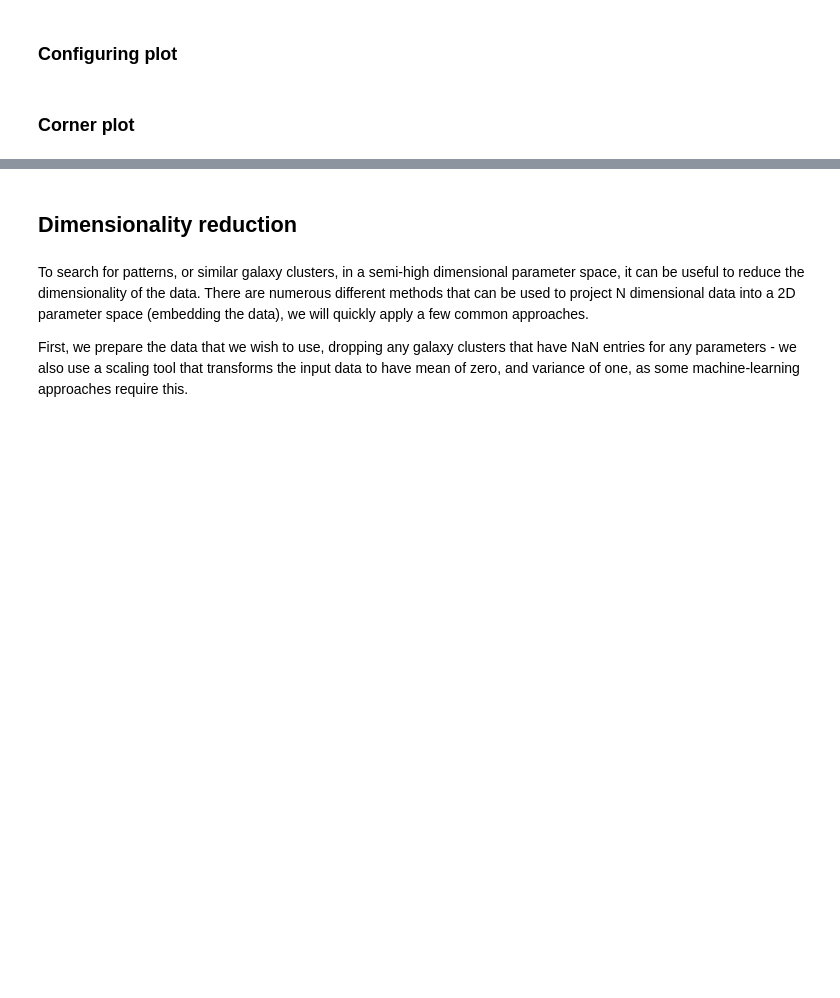
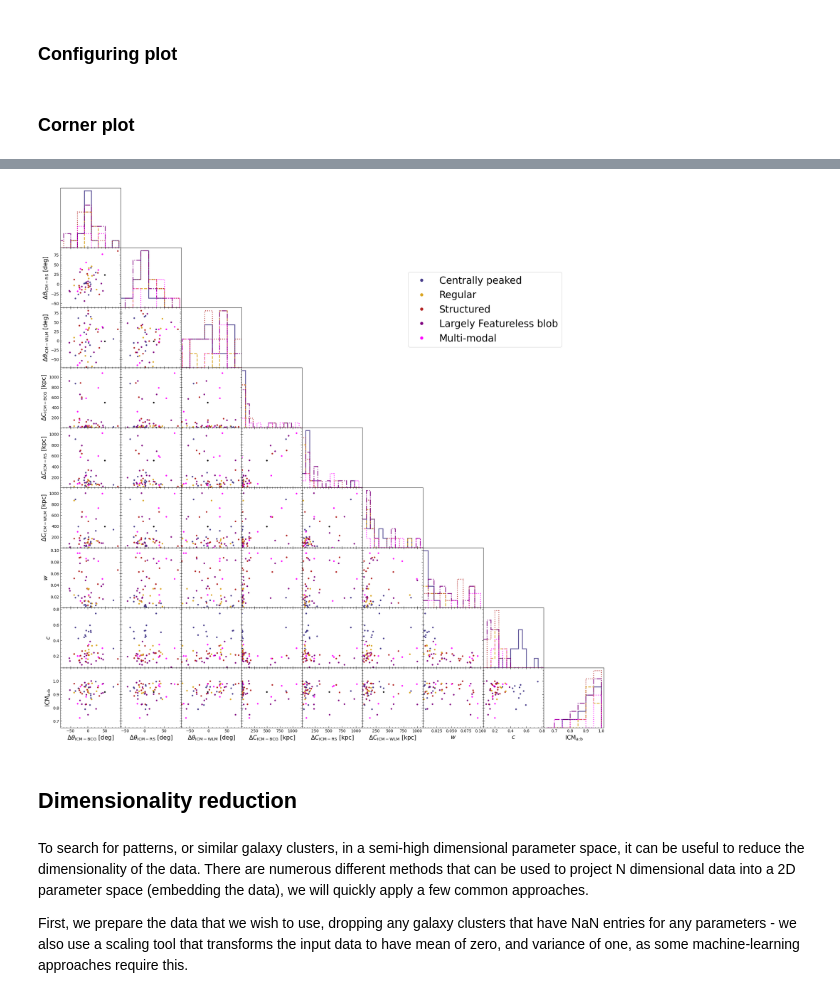
Before and after one commit to LoVoCCS/X-LoVoCCS-Analyses, a Jupyter notebook: notebooks/positions_and_morphology/whole_morphology_parameter_space.ipynb, the cells around one changed output, grey strips where cells are left out. Cells and saved outputs as stored; diff of their text form; code cells hidden in the pictures; blank space fills up the shorter version.

```diff
--- a/notebooks/positions_and_morphology/whole_morphology_parameter_space.ipynb
+++ b/notebooks/positions_and_morphology/whole_morphology_parameter_space.ipynb
@@ -293,3 +333,92 @@ plt.show()
+# %%
+# Fraction to go either side of the min/max of a given parameter distribution
+limit_padding = 0.1
+
+# Set up the colour of each data point based on the class colours
+point_colours = np.array([CLASS_COLOURS[mc] for mc in xlovoccs_samp['morph_class'].values])
+
+fig, ax_arr = plt.subplots(figsize=(25, 25), sharex=False, sharey=False, ncols=len(par_names), nrows=len(par_names))
+fig.subplots_adjust(hspace=0)
+fig.subplots_adjust(wspace=0)
+
+lims = np.vstack([np.nanmin(xlovoccs_samp[par_names].values, axis=0)*(1-limit_padding),
+                  np.nanmax(xlovoccs_samp[par_names].values, axis=0)*(1+limit_padding)]).T
+
+for m, subplot in np.ndenumerate(ax_arr):
+    cur_x_par_name = par_names[m[1]]
+    cur_y_par_name = par_names[m[0]]
+
+    cur_x_vals = xlovoccs_samp[cur_x_par_name].values
+    cur_y_vals = xlovoccs_samp[cur_y_par_name].values
+
+    cur_x_lims = lims[m[1], :]
+    cur_y_lims = lims[m[0], :]
+
+    if m[0] < m[1]:
+        subplot.axis('off')
+
+    elif m[0] > m[1]:
+        subplot.minorticks_on()
+        subplot.tick_params(axis='both', direction='in', which='both', top=True, right=True)
+
+        ax_arr[m].scatter(cur_x_vals, cur_y_vals, marker='.', c=point_colours)
+        # Trying out different markers for each morph class
+        # for sh_cl, rel_mark in CLASS_MARKERS.items():
+        #     # Get the current parameter data for just the current broad manual morphology classification
+        #     rel_pnt_msk = xlovoccs_samp['morph_class'].values == sh_cl
+        #     ax_arr[m].scatter(cur_x_vals[rel_pnt_msk], cur_y_vals[rel_pnt_msk], marker=rel_mark, c=point_colours[rel_pnt_msk])
+
+        ax_arr[m].set_xlim(cur_x_lims)
+        ax_arr[m].set_ylim(cur_y_lims)
+
+        # Setting up the x-axis ticks for columns
+        if m[0] == (len(par_names) - 1):
+            ax_arr[m].set_xlabel(par_labels[cur_x_par_name], fontsize=15)
+            ax_arr[m].sharex(ax_arr[(m[0]-1, m[1])])
+        else:
+            pass
+            # ax_arr[m].set_xticks(ax_arr[m].get_xticks(), [])
+
+        # Setting up the y-axis ticks for rows
+        if m[1] == 0:
+            ax_arr[m].set_ylabel(par_labels[cur_y_par_name], fontsize=15)
+        elif m[1] != 0:
+            ax_arr[m].sharey(ax_arr[(m[0], m[1]-1)])
+            # ax_arr[m].set_yticks(ax_arr[m].get_yticks(), [])
+            plt.setp(ax_arr[m].get_yticklabels(), visible=False)
+
+    elif m[0] == m[1]:
+        subplot.minorticks_on()
+        subplot.tick_params(axis='both', direction='in', which='both', top=False, right=False, left=False)
+
+        if m[0] != (len(par_names) - 1):
+            ax_arr[m].sharex(ax_arr[(m[0]+1, m[1])])
+
+        # Plots the parameter histograms of different morphology class clusters separately
+        for sh_cl in BROAD_CLASS:
+            # Get the current parameter data for just the current broad manual morphology classification
+            rel_pnts = cur_x_vals[xlovoccs_samp['morph_class'].values == sh_cl]
+            # And make the histogram for the current parameter and the current morph class
+            ax_arr[m].hist(rel_pnts, bins=par_bins[cur_x_par_name], alpha=0.9, density=False, color=CLASS_COLOURS[sh_cl],
+                       histtype='step', linewidth=2, linestyle=CLASS_HIST_LS[sh_cl])
+
+        ax_arr[m].set_yticks([])
+
+        if m[0] == (len(par_names) - 1):
+            ax_arr[m].set_xlabel(par_labels[cur_x_par_name], fontsize=15)
+
+# Add a legend linking the point colours to the manual morphology class - we'll use more descriptive class names than
+#  the short ones stored in the classification table though
+# First step is to set up a bunch of dummy matplotlib objects
+leg_arts = [Line2D([0], [0], marker='.', color=cl_col, label=BROAD_CLASS[sh_cl], markersize=14, linewidth=0)
+            for sh_cl, cl_col in CLASS_COLOURS.items() if sh_cl is not np.nan]
+fig.legend(handles=leg_arts, loc=(0.65, 0.71), fontsize=25)
+
+# fig.suptitle("X-LoVoCCS Morphology Parameter Space", fontsize=30, y=0.89, ha="center")
+plt.savefig(morph_fig_path + "xlovoccs_morph_par_space_corner-manual_morph_class_colours.pdf", bbox_inches='tight')
+plt.show()
+# %% [output]
+[figure, added]
 # %% [markdown]
 ## Dimensionality reduction
 # %% [markdown]
```
Also changed, not shown: parts of 38 cells of this notebook.
